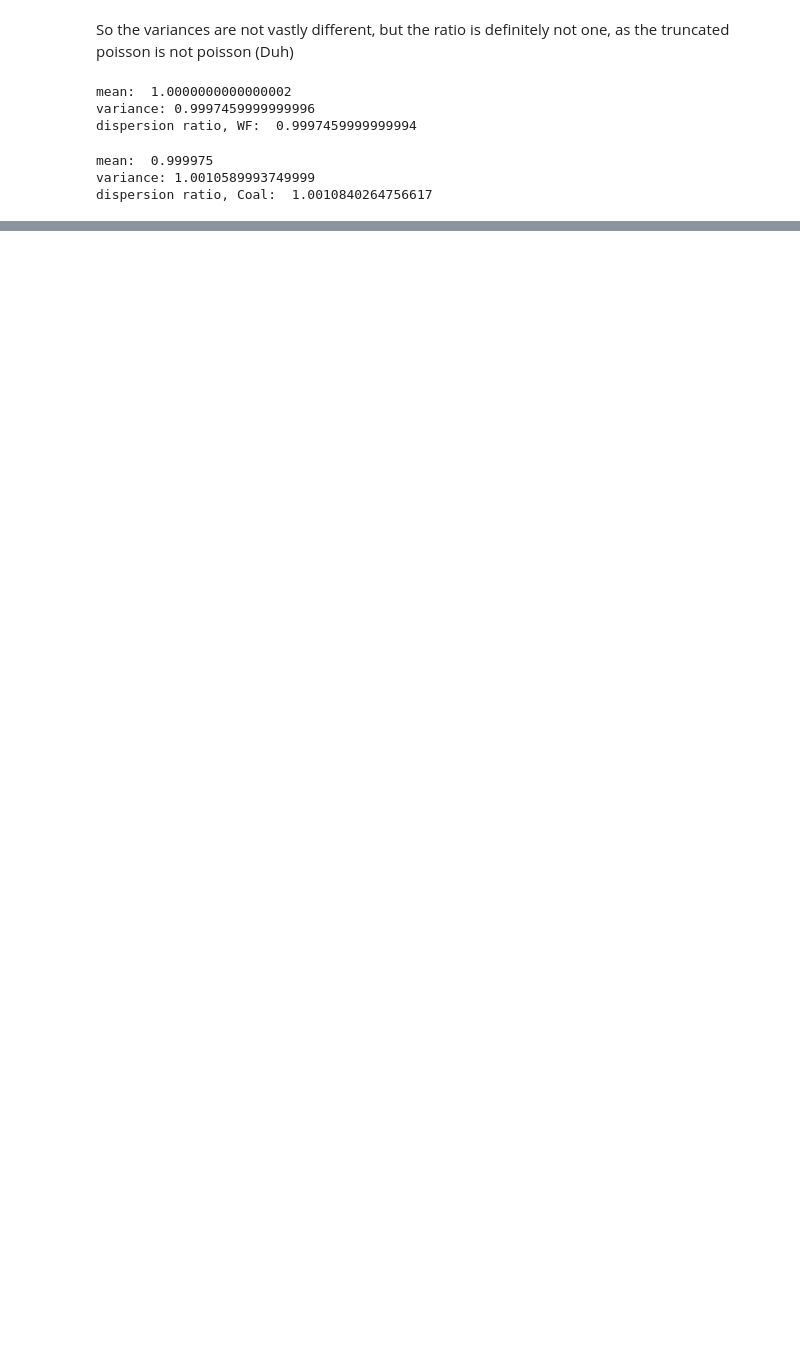
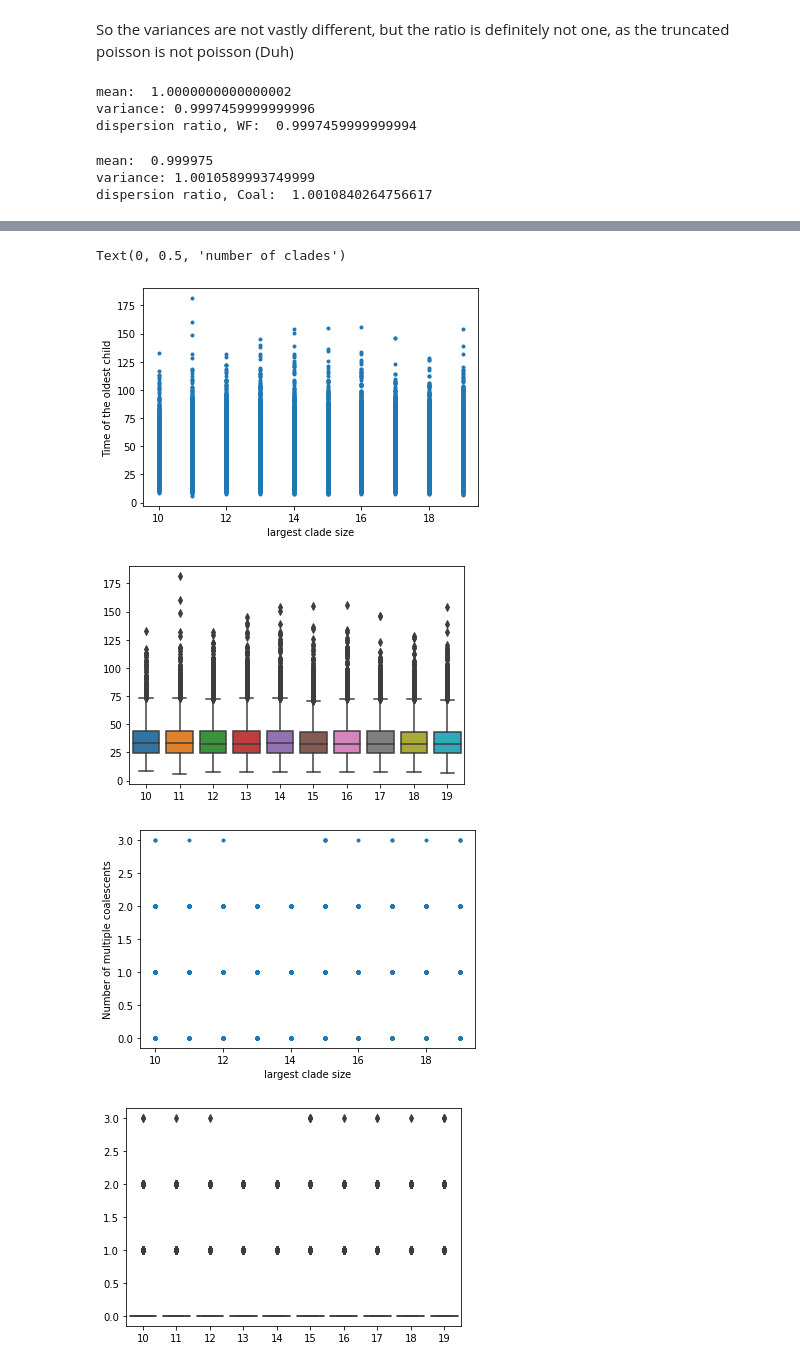
Before and after one commit to ivan-krukov/taming-strong-selection, a Jupyter notebook: simulate_family_size.ipynb, the cells around one changed output, grey strips where cells are left out. Cells and saved outputs as stored; diff of their text form; code cells hidden in the pictures; blank space fills up the shorter version.

```diff
--- a/simulate_family_size.ipynb
+++ b/simulate_family_size.ipynb
@@ -132,0 +228,37 @@ dispersion ratio, Coal:  1.0010840264756617
+# %%
+
+plot_coalsize = 4
+plt.plot(max_clades,Ts,'.')
+plt.xlabel("largest clade size")
+plt.ylabel("Time of the oldest child")
+plt.figure()
+seaborn.boxplot(x=max_clades, y=Ts)
+plt.figure()
+plt.plot(max_clades, np.array(multis)[:,plot_coalsize], '.')
+plt.xlabel("largest clade size")
+plt.ylabel("Number of multiple coalescents")
+
+plt.figure()
+seaborn.boxplot(x=max_clades, y=np.array(multis)[:,plot_coalsize])
+plt.figure()
+
+
+rg = range(sampsize//2,sampsize)
+
+overall_3_2 = np.mean(np.array(multis)[:,3]/np.array(multis)[:,2])
+seaborn.boxplot(x=max_clades, y=np.array(multis)[:,3]/np.array(multis)[:,2])
+seaborn.lineplot(x=range(len(rg)), y=overall_3_2*np.ones(len(rg)))
+
+plt.ylabel("ratio 3-way to two-way")
+plt.xlabel("largest clade size")
+plt.figure()
+
+plt.plot(rg, [np.sum(np.array(max_clades)==i) for i in rg],'o')
+plt.xlabel("largest clade size")
+plt.ylabel("number of clades")
+# %% [output]
+Text(0, 0.5, 'number of clades')
+[figure, added]
+[figure, added]
+[figure, added]
+[figure, added]
```
Also changed, not shown: parts of 26 cells of this notebook.
